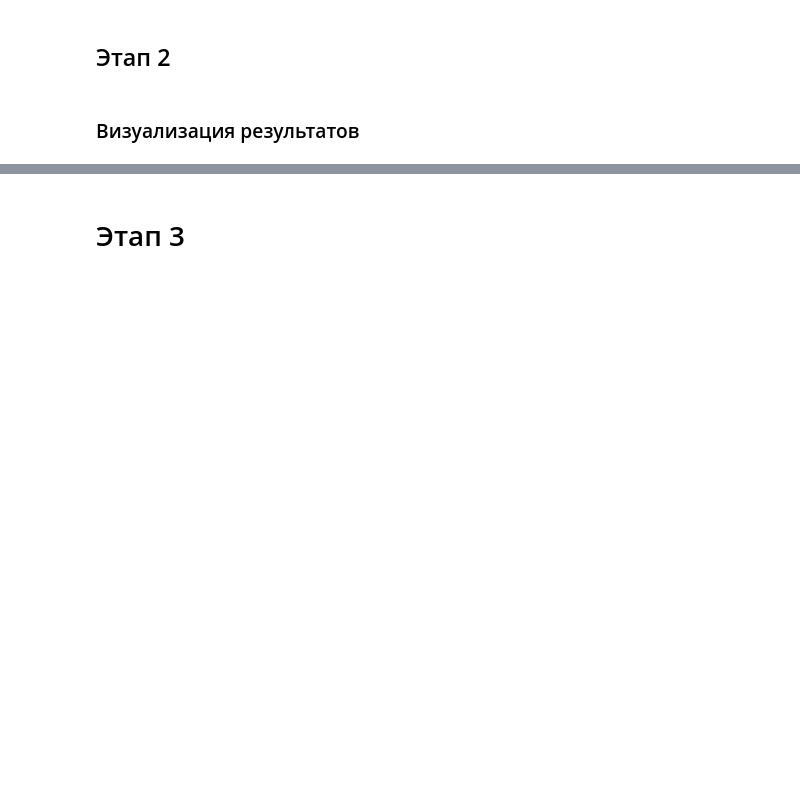
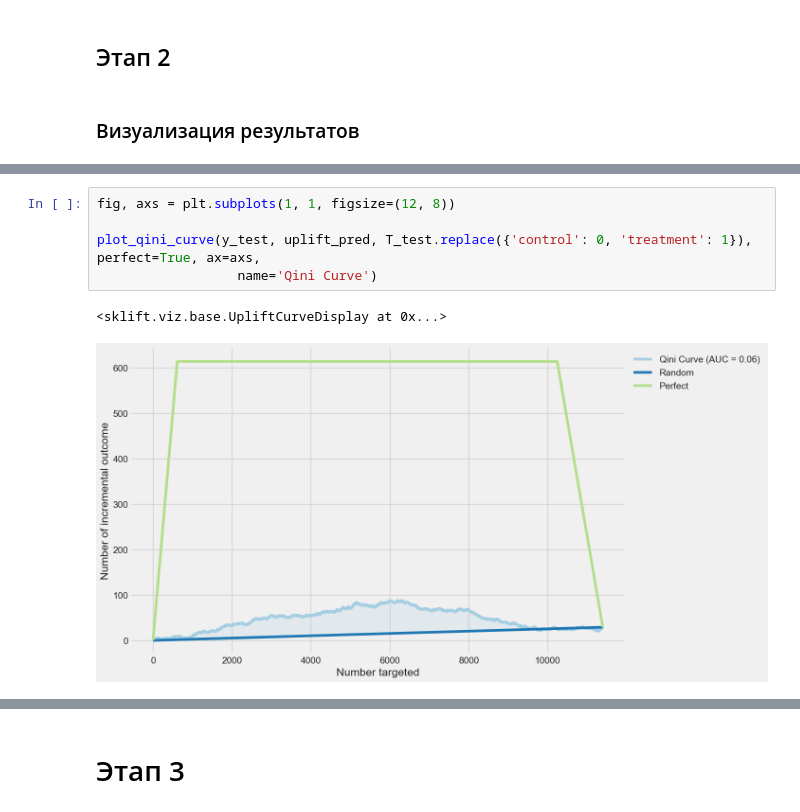
Before and after one commit to koranevskiy/mle-uplift-sprint-5, a Jupyter notebook: final_project_template.ipynb, the cells around one changed output, grey strips where cells are left out. Cells and saved outputs as stored; diff of their text form; blank space fills up the shorter version.

```diff
--- a/final_project_template.ipynb
+++ b/final_project_template.ipynb
@@ -906,0 +1050,8 @@ from utils import custom_uplift_by_percentile
+# %%
+fig, axs = plt.subplots(1, 1, figsize=(12, 8))
+
+plot_qini_curve(y_test, uplift_pred, T_test.replace({'control': 0, 'treatment': 1}), perfect=True, ax=axs,
+                  name='Qini Curve')
+# %% [output]
+<sklift.viz.base.UpliftCurveDisplay at 0x...>
+[figure, added]
```
Also changed, not shown: parts of 22 cells of this notebook, 2 other files.
